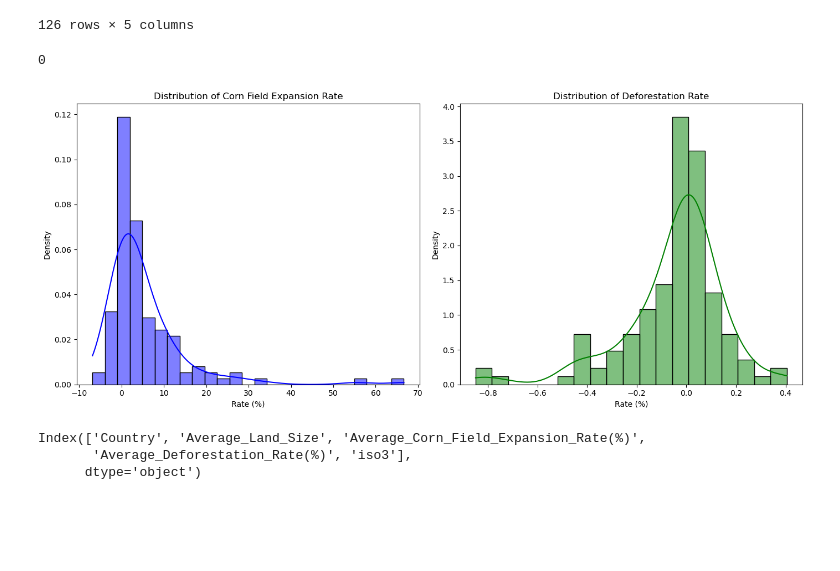
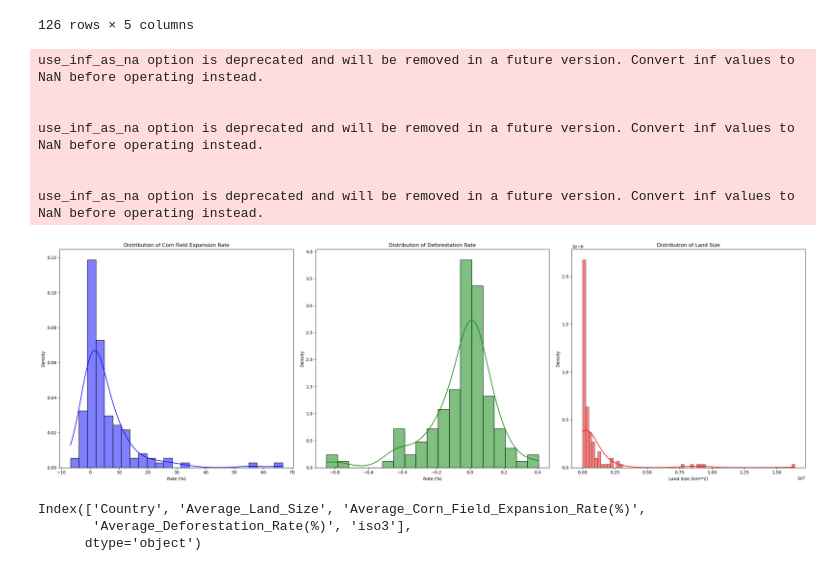
Before and after one commit to ZeliaDec/DataScience, a Jupyter notebook: analysis.ipynb, the cells around one changed output. Cells and saved outputs as stored; diff of their text form; code cells hidden in the pictures; blank space fills up the shorter version.

```diff
--- a/analysis.ipynb
+++ b/analysis.ipynb
@@ -690,33 +682,41 @@ last_df
 | 124 | Zambia | 743390.0 | 8.643074 | -0.150660 | ZMB |
 | 125 | Zimbabwe | 386850.0 | -1.037873 | -0.119090 | ZWE |
 126 rows × 5 columns
-# %%
-last_df["iso3"].isna().sum()
-# %% [output]
-0
 # %%
 # Set up the matplotlib figure with two subplots next to each other
-fig, axes = plt.subplots(1, 2, figsize=(14, 6))
+fig, axes = plt.subplots(1, 3, figsize=(25, 8))
 
 # Plot the distribution of Corn Field Expansion Rate in the first subplot
 sns.histplot(last_df['Average_Corn_Field_Expansion_Rate(%)'], kde=True, color="blue", label="Corn Field Expansion Rate", stat="density", ax=axes[0])
 axes[0].set_title("Distribution of Corn Field Expansion Rate")
 axes[0].set_xlabel("Rate (%)")
 axes[0].set_ylabel("Density")
 
 # Plot the distribution of Deforestation Rate in the second subplot
 sns.histplot(last_df['Average_Deforestation_Rate(%)'], kde=True, color="green", label="Deforestation Rate", stat="density", ax=axes[1])
 axes[1].set_title("Distribution of Deforestation Rate")
 axes[1].set_xlabel("Rate (%)")
 axes[1].set_ylabel("Density")
 
+sns.histplot(last_df["Average_Land_Size"], kde=True, color="red", label="Deforestation Rate", stat="density", ax=axes[2])
+axes[2].set_title("Distribution of Land Size")
+axes[2].set_xlabel("Land Size (km**2)")
+axes[2].set_ylabel("Density")
+
 # Adjust layout
 plt.tight_layout()
 
 # Display the plots
 plt.show()
 # %% [output]
+use_inf_as_na option is deprecated and will be removed in a future version. Convert inf values to NaN before operating instead.
+
+
+use_inf_as_na option is deprecated and will be removed in a future version. Convert inf values to NaN before operating instead.
+
+
+use_inf_as_na option is deprecated and will be removed in a future version. Convert inf values to NaN before operating instead.
-[figure, old version]
+[figure, new version]
 # %%
 last_df.columns
 # %% [output]
```
Also changed, not shown: parts of 7 cells of this notebook.
